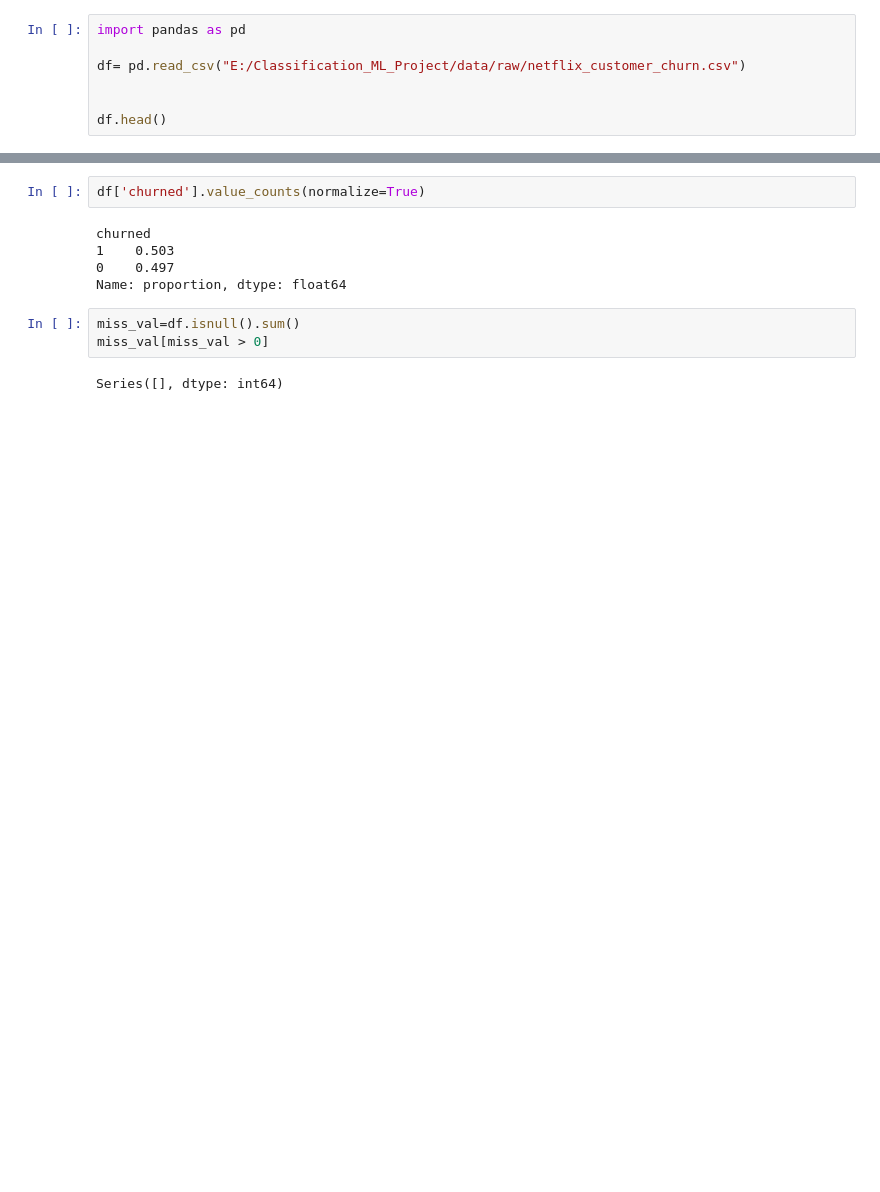
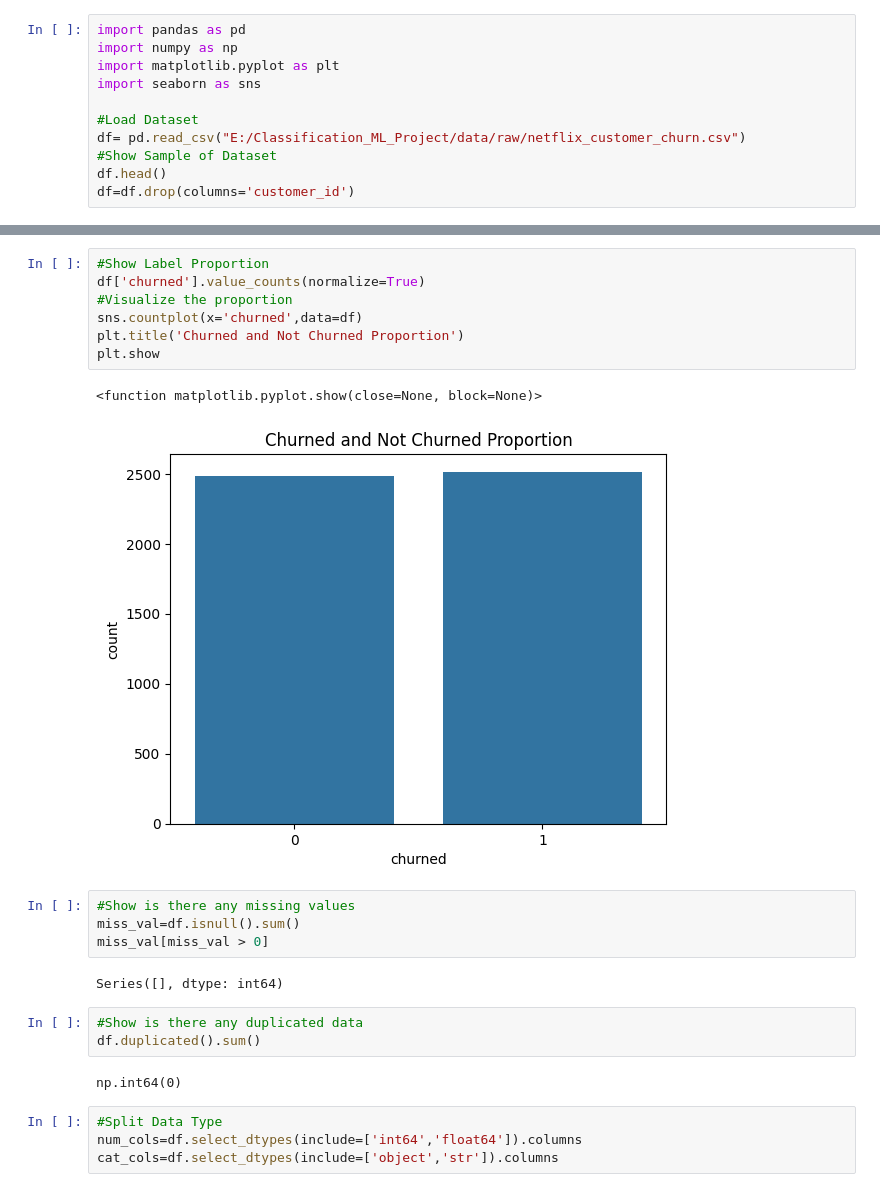
Before and after one commit to Harpanada/netflix-churn-ml-project, a Jupyter notebook: notebooks/eda.ipynb, the cells around one changed output, grey strips where cells are left out. Cells and saved outputs as stored; diff of their text form; blank space fills up the shorter version.

```diff
--- a/notebooks/eda.ipynb
+++ b/notebooks/eda.ipynb
@@ -1,7 +1,11 @@
 # %%
 import pandas as pd
+import numpy as np
+import matplotlib.pyplot as plt
+import seaborn as sns
 
+#Load Dataset
 df= pd.read_csv("E:/Classification_ML_Project/data/raw/netflix_customer_churn.csv")
-
-
+#Show Sample of Dataset
 df.head()
+df=df.drop(columns='customer_id')
@@ -43,14 +45,27 @@ memory usage: 547.0 KB
 | 75% | 58.000000 | 16.030000 | 45.000000 | 17.990000 | 1.000000 | 4.000000 | 0.720000 |
 | max | 70.000000 | 110.400000 | 60.000000 | 17.990000 | 1.000000 | 5.000000 | 98.420000 |
 # %%
+#Show Label Proportion
 df['churned'].value_counts(normalize=True)
+#Visualize the proportion
+sns.countplot(x='churned',data=df)
+plt.title('Churned and Not Churned Proportion')
+plt.show
 # %% [output]
-churned
-1    0.503
-0    0.497
-Name: proportion, dtype: float64
+<function matplotlib.pyplot.show(close=None, block=None)>
+[figure, added]
 # %%
+#Show is there any missing values
 miss_val=df.isnull().sum()
 miss_val[miss_val > 0]
 # %% [output]
 Series([], dtype: int64)
+# %%
+#Show is there any duplicated data
+df.duplicated().sum()
+# %% [output]
+np.int64(0)
+# %%
+#Split Data Type
+num_cols=df.select_dtypes(include=['int64','float64']).columns
+cat_cols=df.select_dtypes(include=['object','str']).columns
```
Also changed, not shown: parts of 7 cells of this notebook.
